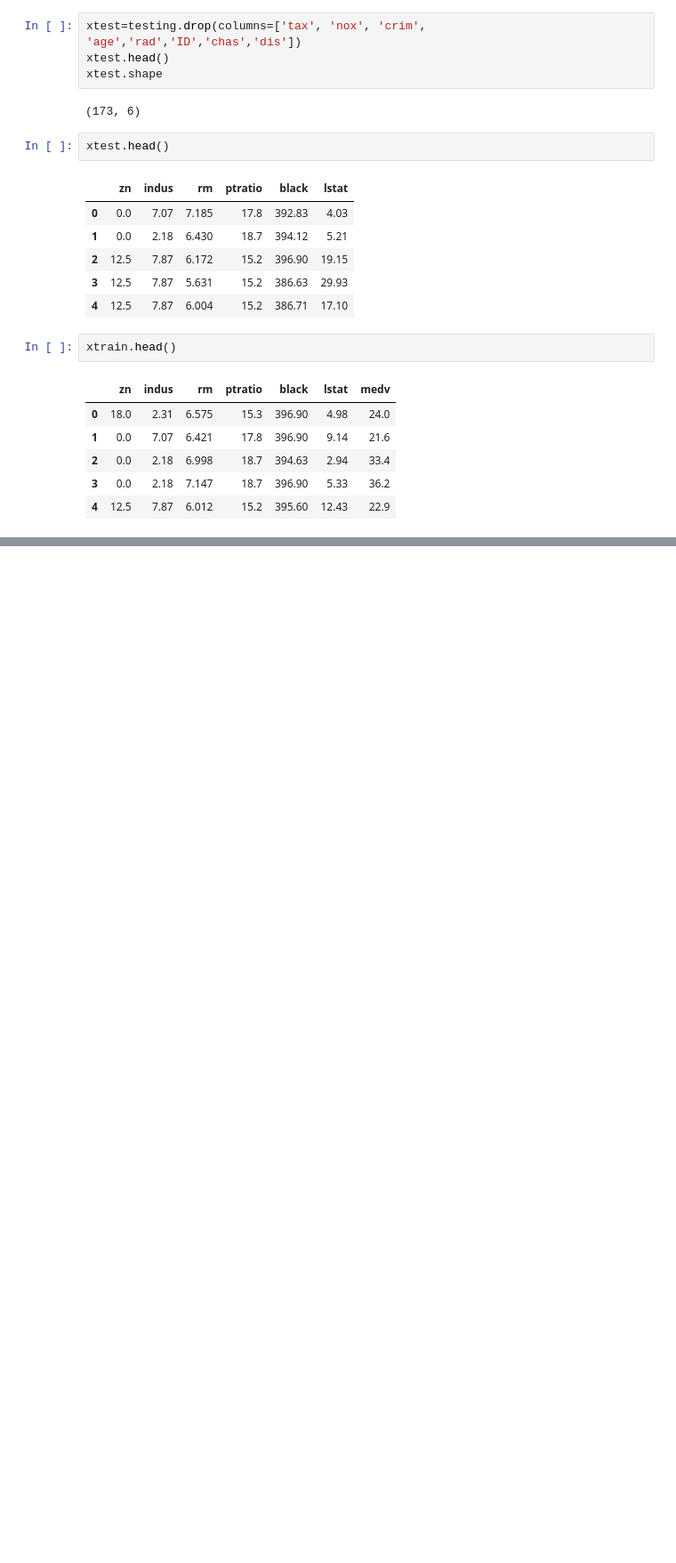
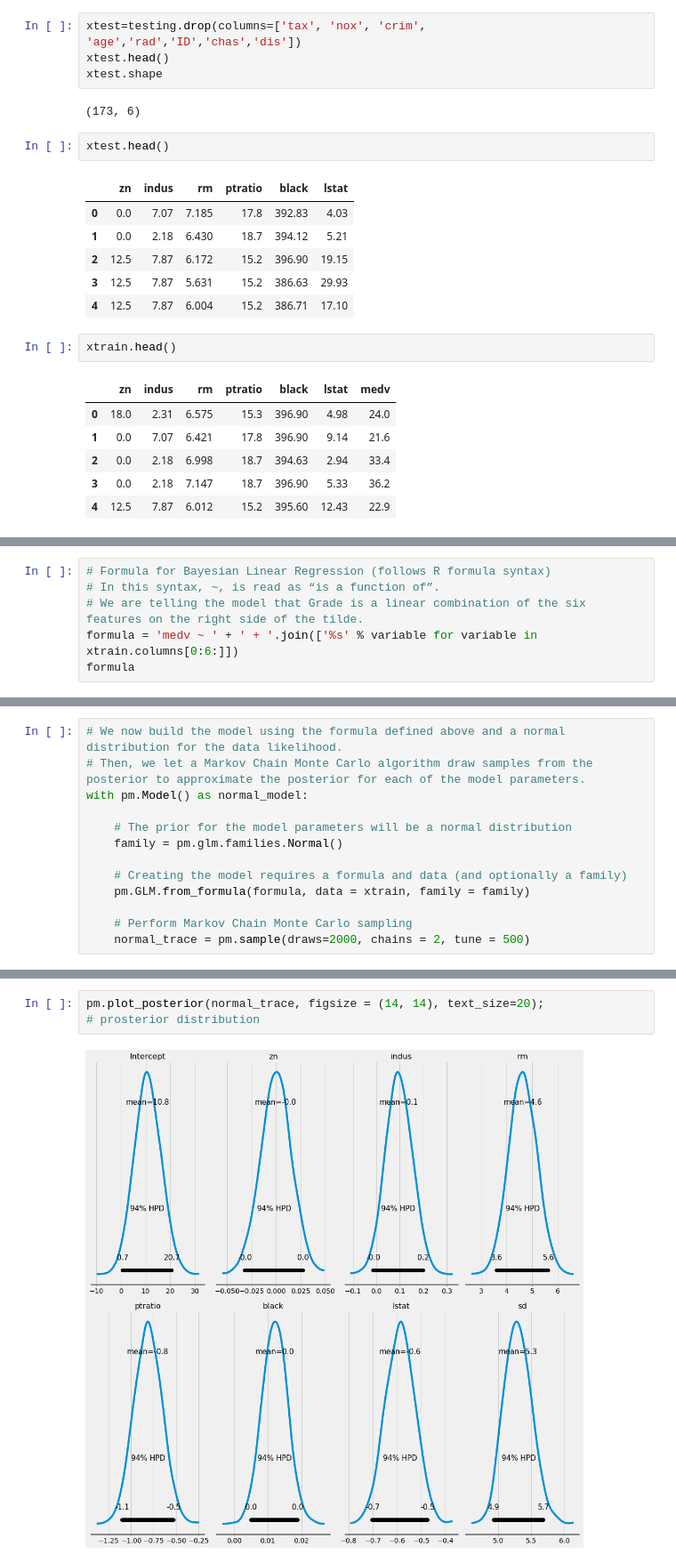
Before and after one commit to Debarsho/Bayesian-Machine-Learning, a Jupyter notebook: PML_BayesianLR.ipynb, the cells around one changed output, grey strips where cells are left out. Shown at 89% size. Drawn from its saved outputs; the diff is of its cells as text; blank space fills up the shorter version.

```diff
--- a/PML_BayesianLR.ipynb
+++ b/PML_BayesianLR.ipynb
@@ -216,0 +215,6 @@ plt.show()
+# %%
+# Formula for Bayesian Linear Regression (follows R formula syntax)
+# In this syntax, ~, is read as “is a function of”.
+# We are telling the model that Grade is a linear combination of the six features on the right side of the tilde.
+formula = 'medv ~ ' + ' + '.join(['%s' % variable for variable in xtrain.columns[0:6:]])
+formula
@@ -216,0 +223,13 @@ plt.show()
+# %%
+# We now build the model using the formula defined above and a normal distribution for the data likelihood.
+# Then, we let a Markov Chain Monte Carlo algorithm draw samples from the posterior to approximate the posterior for each of the model parameters.
+with pm.Model() as normal_model:
+
+    # The prior for the model parameters will be a normal distribution
+    family = pm.glm.families.Normal()
+
+    # Creating the model requires a formula and data (and optionally a family)
+    pm.GLM.from_formula(formula, data = xtrain, family = family)
+
+    # Perform Markov Chain Monte Carlo sampling
+    normal_trace = pm.sample(draws=2000, chains = 2, tune = 500)
@@ -216,0 +257,5 @@ plt.show()
+# %%
+pm.plot_posterior(normal_trace, figsize = (14, 14), text_size=20);
+# prosterior distribution
+# %% [output]
+[figure, added]
```
Also changed, not shown: parts of 15 cells of this notebook.
